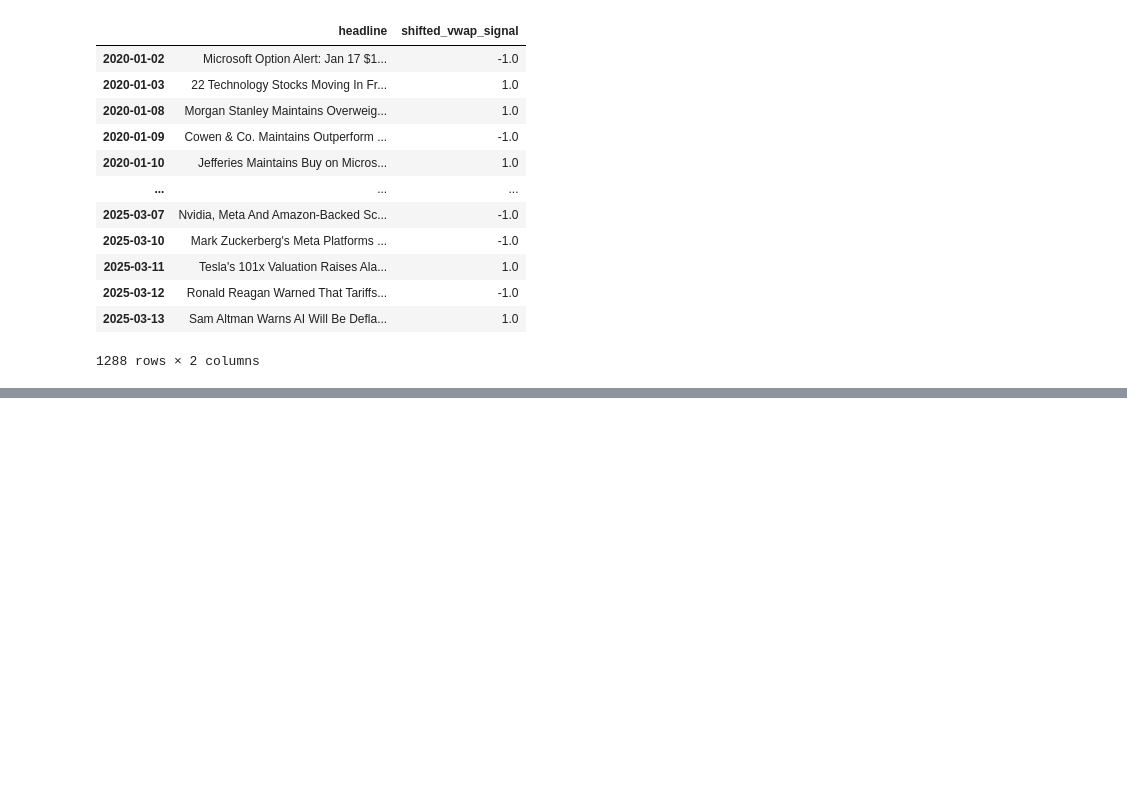
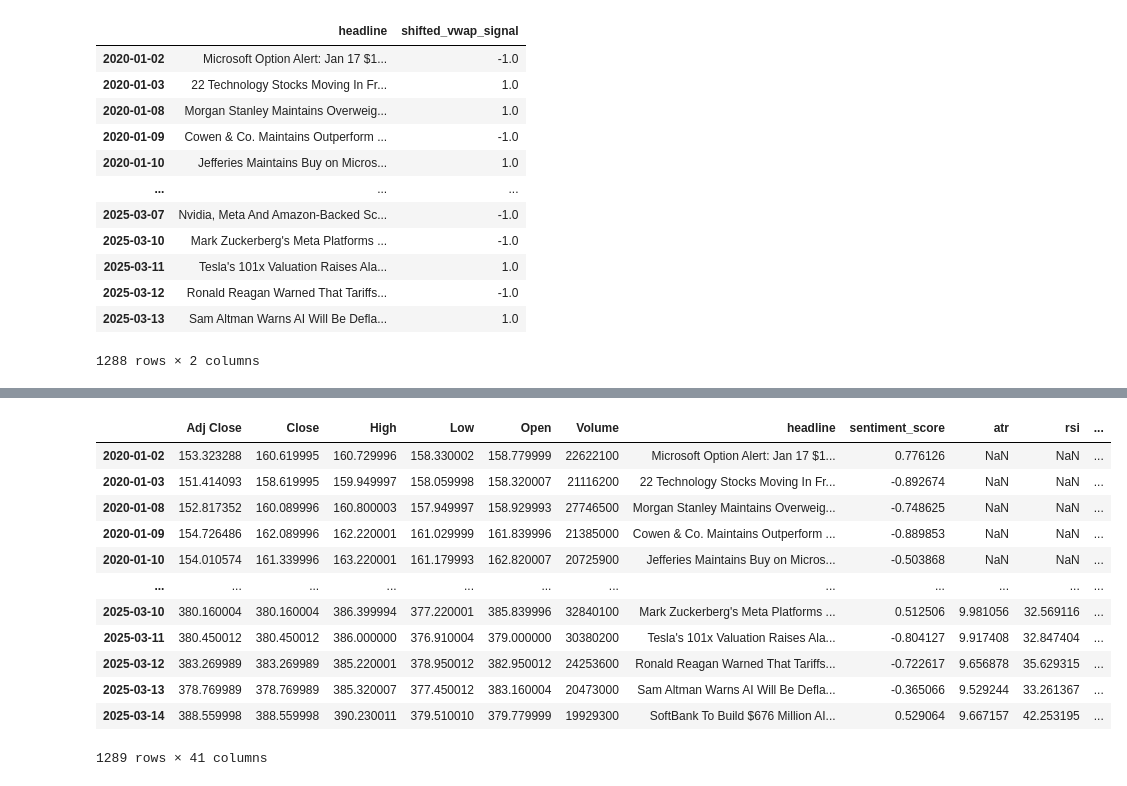
Before and after one commit to SacSresta/Research, a Jupyter notebook: notebook/stage_03_preprocessing.ipynb, the cells around one changed output, grey strips where cells are left out. Saved outputs shown, nothing was run; the diff lists cells and outputs as text; code cells hidden in the pictures; blank space fills up the shorter version.

Commit message:
Score categorizer

```diff
--- a/notebook/stage_03_preprocessing.ipynb
+++ b/notebook/stage_03_preprocessing.ipynb
@@ -1665,0 +1595,16 @@ IndexError: index 1288 is out of bounds for axis 0 with size 1288
+# %%
+df
+# %% [output]
+|  | Adj Close | Close | High | Low | Open | Volume | headline | sentiment_score | atr | rsi | ... |
+| 2020-01-02 | 153.323288 | 160.619995 | 160.729996 | 158.330002 | 158.779999 | 22622100 | Microsoft Option Alert: Jan 17 $1... | 0.776126 | NaN | NaN | ... |
+| 2020-01-03 | 151.414093 | 158.619995 | 159.949997 | 158.059998 | 158.320007 | 21116200 | 22 Technology Stocks Moving In Fr... | -0.892674 | NaN | NaN | ... |
+| 2020-01-08 | 152.817352 | 160.089996 | 160.800003 | 157.949997 | 158.929993 | 27746500 | Morgan Stanley Maintains Overweig... | -0.748625 | NaN | NaN | ... |
+| 2020-01-09 | 154.726486 | 162.089996 | 162.220001 | 161.029999 | 161.839996 | 21385000 | Cowen & Co. Maintains Outperform ... | -0.889853 | NaN | NaN | ... |
+| 2020-01-10 | 154.010574 | 161.339996 | 163.220001 | 161.179993 | 162.820007 | 20725900 | Jefferies Maintains Buy on Micros... | -0.503868 | NaN | NaN | ... |
+| ... | ... | ... | ... | ... | ... | ... | ... | ... | ... | ... | ... |
+| 2025-03-10 | 380.160004 | 380.160004 | 386.399994 | 377.220001 | 385.839996 | 32840100 | Mark Zuckerberg's Meta Platforms ... | 0.512506 | 9.981056 | 32.569116 | ... |
+| 2025-03-11 | 380.450012 | 380.450012 | 386.000000 | 376.910004 | 379.000000 | 30380200 | Tesla's 101x Valuation Raises Ala... | -0.804127 | 9.917408 | 32.847404 | ... |
+| 2025-03-12 | 383.269989 | 383.269989 | 385.220001 | 378.950012 | 382.950012 | 24253600 | Ronald Reagan Warned That Tariffs... | -0.722617 | 9.656878 | 35.629315 | ... |
+| 2025-03-13 | 378.769989 | 378.769989 | 385.320007 | 377.450012 | 383.160004 | 20473000 | Sam Altman Warns AI Will Be Defla... | -0.365066 | 9.529244 | 33.261367 | ... |
+| 2025-03-14 | 388.559998 | 388.559998 | 390.230011 | 379.510010 | 379.779999 | 19929300 | SoftBank To Build $676 Million AI... | 0.529064 | 9.667157 | 42.253195 | ... |
+1289 rows × 41 columns
```
Also changed, not shown: parts of 34 cells of this notebook, 18 other files.
